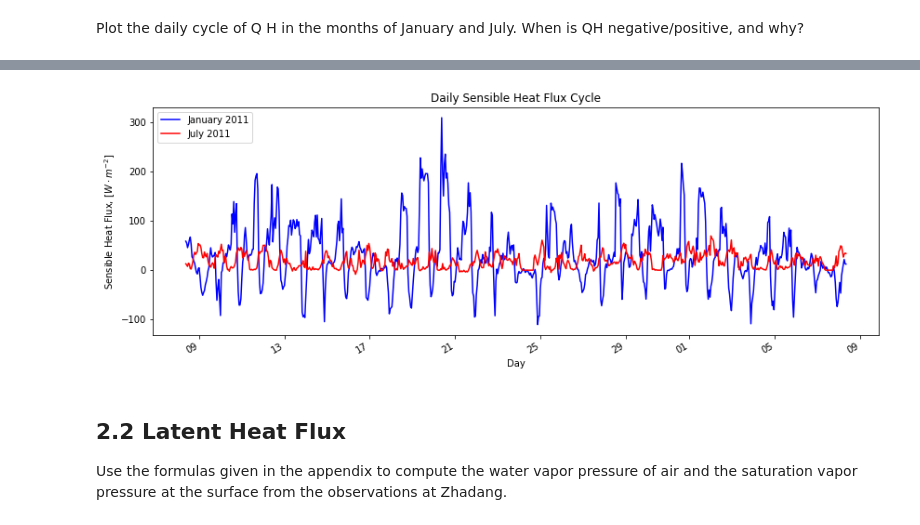
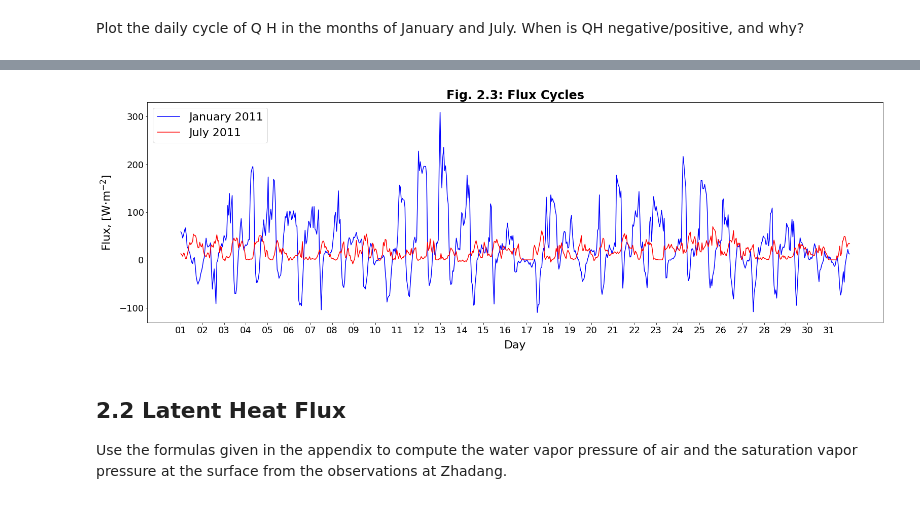
Before and after one commit to calumwinter/khione, a Jupyter notebook: notebooks/Ex 2 Turbulent Fluxes.ipynb, the cells around one changed output, grey strips where cells are left out. Saved outputs shown, nothing was run; the diff lists cells and outputs as text; code cells hidden in the pictures.

```diff
--- a/notebooks/Ex 2 Turbulent Fluxes.ipynb
+++ b/notebooks/Ex 2 Turbulent Fluxes.ipynb
@@ -127,0 +70,7 @@ Name: Qh, Length: 31, dtype: float64
+# %%
+# Split datetime for easier graphing
+df["month"] = df.index.to_series().dt.strftime("%b")
+df["day"] = df.index.to_series().dt.strftime("%d")
+
+df["noyear"] = df.index.to_series().dt.strftime("%m-%d %H:00")
+df["nomonth"] = df.index.to_series().dt.strftime("%d %H:00")
@@ -128,27 +88,21 @@ Name: Qh, Length: 31, dtype: float64
 # %%
 # Create plots and merge
-fig, ax1 = plt.subplots(figsize=(14,5))
-ax2 = ax1
+plt.figure(figsize=(26, 8))
+plt.plot(df.loc["2011-01"]["nomonth"], df.loc["2011-01"]["Q_H"],
+         label="January 2011", color="b")
+plt.plot(df.loc["2011-07"]["nomonth"], df.loc["2011-07"]["Q_H"],
+         label="July 2011", color="r")
 
-# Select data to plot
-hours = [datetime.datetime.now() + datetime.timedelta(hours=i) for i in range(len(df.loc["2011-01"]))]
-qh_jan_11, = ax1.plot(hours, df.loc["2011-01"]["Qh"], label="January 2011", color='b')
-qh_jul_11, = ax2.plot(hours, df.loc["2011-07"]["Qh"], label="July 2011", color='r')
+plt.xticks(np.arange(0, 744, step=24), df.loc["2011-07"]["day"][::24])
+plt.legend(loc="upper left")
 
-# Create legend
-cycles = [qh_jan_11, qh_jul_11]
-ax1.legend(cycles, [cycle.get_label() for cycle in cycles], loc="upper left")
-
-# Global figure properties
-x_ticks = mdates.DateFormatter("%d")
-ax1.xaxis.set_major_formatter(x_ticks)
-plt.gcf().autofmt_xdate()
+plt.title(r"Fig. 2.3: Flux Cycles",
+          fontweight="bold")
 plt.xlabel("Day")
-plt.ylabel("Sensible Heat Flux, [$W\cdot m^{-2}$]")
-plt.title("Daily Sensible Heat Flux Cycle");
+plt.ylabel("Flux, [W$\cdot$m$^{-2}$]")
 plt.show()
 # %% [output]
-[figure, old version]
+[figure, new version]
 # %% [markdown]
 ## 2.2 Latent Heat Flux
 
```
Also changed, not shown: parts of 25 cells of this notebook, 1 other file.
